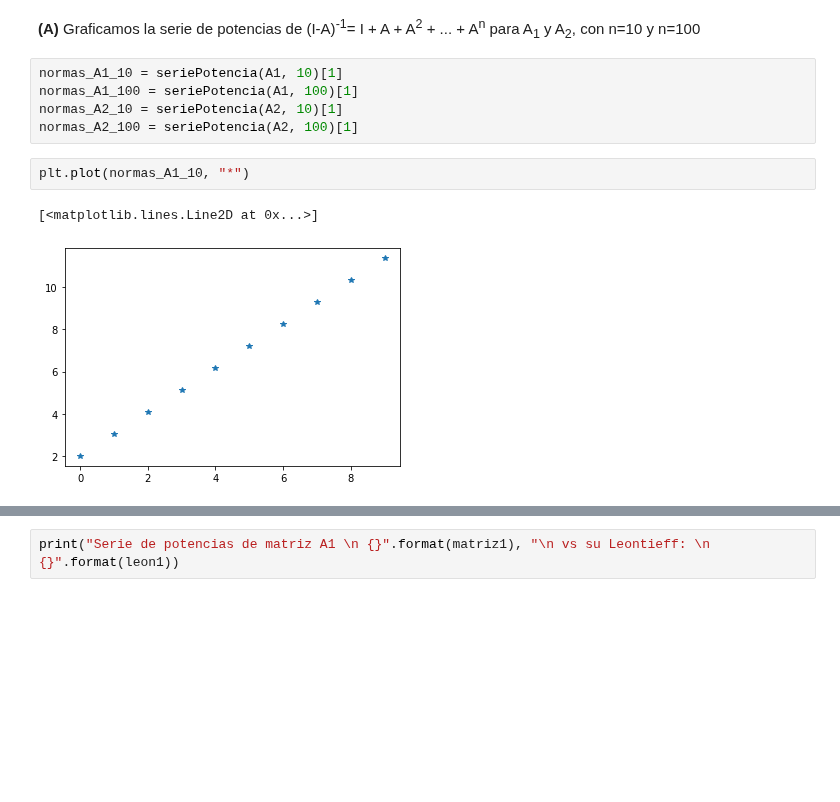
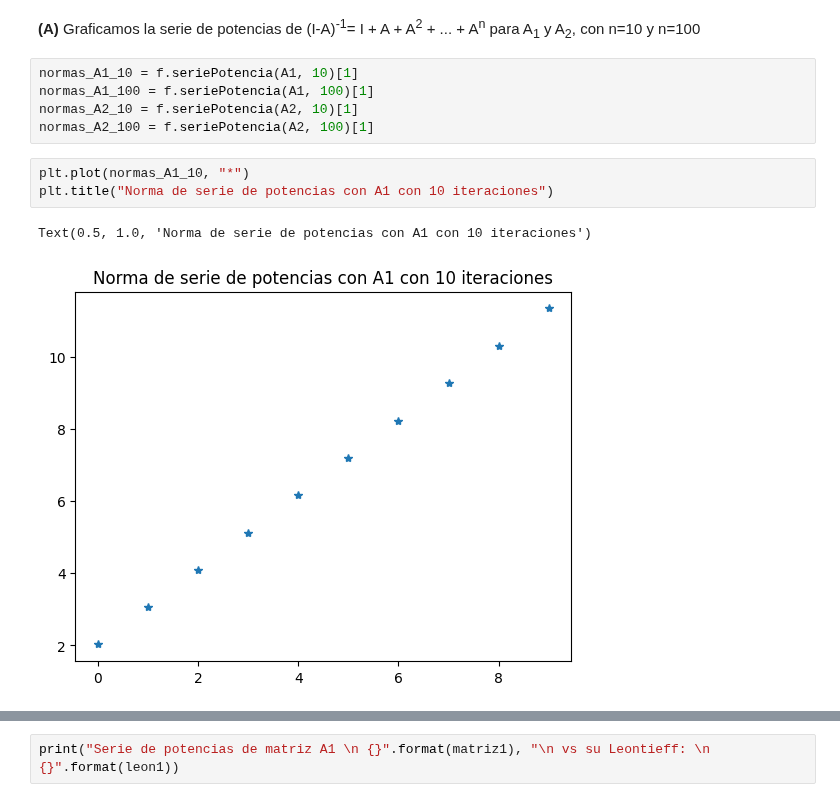
Before and after one commit to evaFomina/ALC_TP, a Jupyter notebook: Tiburones_ALC_TP2.ipynb, the cells around one changed output, grey strips where cells are left out. Cells and saved outputs as stored; diff of their text form; blank space fills up the shorter version.

```diff
--- a/Tiburones_ALC_TP2.ipynb
+++ b/Tiburones_ALC_TP2.ipynb
@@ -426,14 +124,15 @@ tabla
 # %% [markdown]
 **(A)**     Graficamos la serie de potencias de (I-A)<sup>-1</sup>= I + A + A<sup>2</sup> + ... + A<sup>n</sup> para A<sub>1</sub> y A<sub>2</sub>, con n=10 y n=100
 # %%
-normas_A1_10 = seriePotencia(A1, 10)[1]
-normas_A1_100 = seriePotencia(A1, 100)[1]
-normas_A2_10 = seriePotencia(A2, 10)[1]
-normas_A2_100 = seriePotencia(A2, 100)[1]
+normas_A1_10 = f.seriePotencia(A1, 10)[1]
+normas_A1_100 = f.seriePotencia(A1, 100)[1]
+normas_A2_10 = f.seriePotencia(A2, 10)[1]
+normas_A2_100 = f.seriePotencia(A2, 100)[1]
 # %%
 plt.plot(normas_A1_10, "*")
+plt.title("Norma de serie de potencias con A1 con 10 iteraciones")
 # %% [output]
-[<matplotlib.lines.Line2D at 0x...>]
+Text(0.5, 1.0, 'Norma de serie de potencias con A1 con 10 iteraciones')
-[figure, old version]
+[figure, new version]
 # %%
 plt.plot(normas_A1_100, "*")
```
Also changed, not shown: parts of 61 cells of this notebook, 1 other file.
